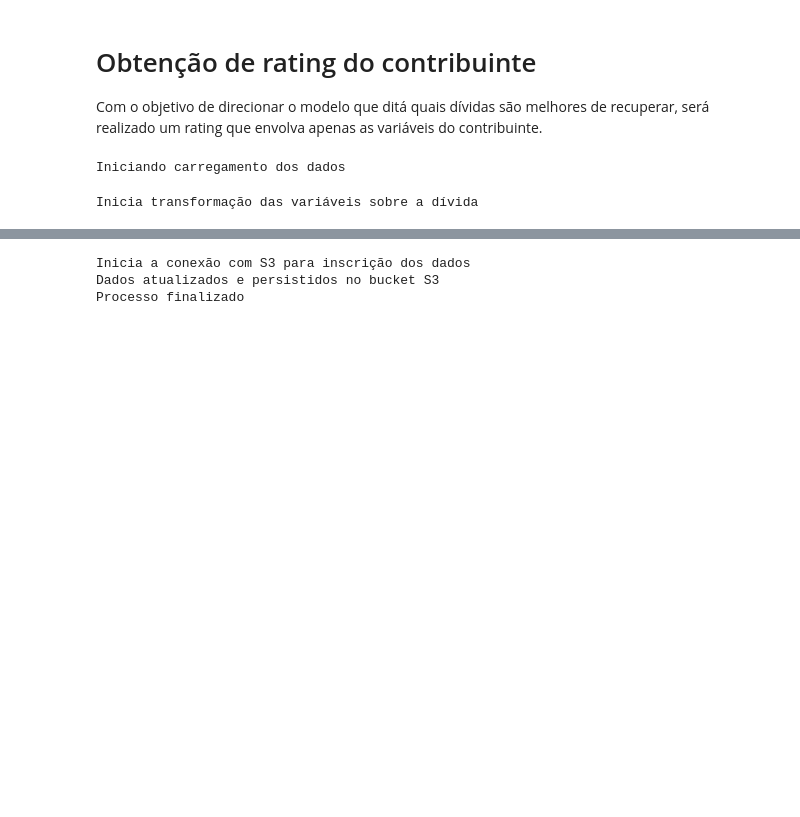
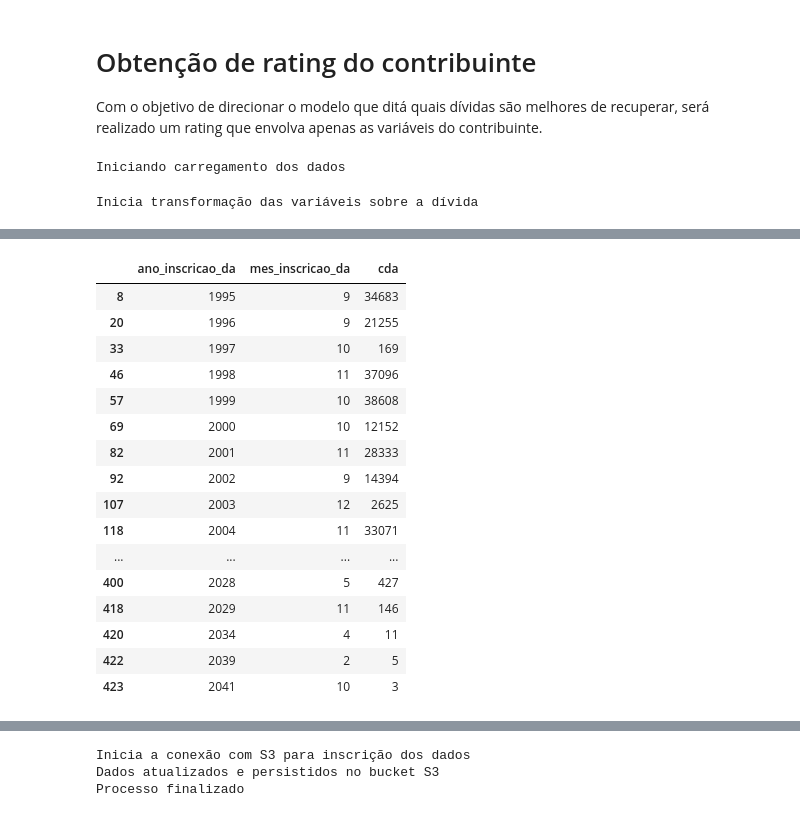
Before and after one commit to LanCarv/divida_ativa, a Jupyter notebook: not_feature_store_igr.ipynb, the cells around one changed output, grey strips where cells are left out. Saved outputs shown, nothing was run; the diff lists cells and outputs as text; code cells hidden in the pictures; blank space fills up the shorter version.

```diff
--- a/not_feature_store_igr.ipynb
+++ b/not_feature_store_igr.ipynb
@@ -47,7 +47,9 @@ print("Inicia transformação das variáveis sobre a dívida")
 
 # Gera as variáveis de tempo
 base_conjunta['data_divida'] = pd.to_datetime(base_conjunta['inscricao_divida'], infer_datetime_format = True)
+
 base_conjunta['ano_inscricao_da'] = base_conjunta['data_divida'].dt.year
+base_conjunta['mes_inscricao_da'] = base_conjunta['data_divida'].dt.month
 
 base_conjunta.drop_duplicates(subset='cda', inplace=True) #Garantia que não houve duplicatas de linhas
 # %% [output]
@@ -65,7 +67,9 @@ Index(['cda', 'tipo_divida', 'id_contribuinte', 'atividade_principal',
       dtype='object')
 # %%
 # Seleciona dados sobre a divida
-dados_divida = base_conjunta[[ 'cda', 'id_contribuinte', 'tipo_divida', 'valor_tot', 'vlr_pago', 'protesto', 'ajuizamento', 'inscricao_divida', 'quantidade_reparcelamento', 'idade_divida']]
+dados_divida = base_conjunta[[ 'cda', 'id_contribuinte', 'tipo_divida', 'valor_tot', 'vlr_pago',
+                              'protesto', 'ajuizamento', 'inscricao_divida', 'quantidade_reparcelamento',
+                              'idade_divida', 'ano_inscricao_da', 'mes_inscricao_da']]
 dados_divida.rename(columns={'id_contribuinte': 'id_pessoa'}, inplace=True)
 dados_divida.dropna(subset=['id_pessoa'], inplace=True)
 dados_divida['id_pessoa'] = dados_divida['id_pessoa'].astype(str) # persistindo tipo de dados
@@ -104,0 +112,22 @@ dados_divida
+# %%
+resultados = dados_divida.groupby(['ano_inscricao_da', 'mes_inscricao_da'])['cda'].count().reset_index()
+meses_maximos = resultados.loc[resultados.groupby('ano_inscricao_da')['cda'].idxmax()]
+meses_maximos
+# %% [output]
+|  | ano_inscricao_da | mes_inscricao_da | cda |
+| 8 | 1995 | 9 | 34683 |
+| 20 | 1996 | 9 | 21255 |
+| 33 | 1997 | 10 | 169 |
+| 46 | 1998 | 11 | 37096 |
+| 57 | 1999 | 10 | 38608 |
+| 69 | 2000 | 10 | 12152 |
+| 82 | 2001 | 11 | 28333 |
+| 92 | 2002 | 9 | 14394 |
+| 107 | 2003 | 12 | 2625 |
+| 118 | 2004 | 11 | 33071 |
+| ... | ... | ... | ... |
+| 400 | 2028 | 5 | 427 |
+| 418 | 2029 | 11 | 146 |
+| 420 | 2034 | 4 | 11 |
+| 422 | 2039 | 2 | 5 |
+| 423 | 2041 | 10 | 3 |
```
Also changed, not shown: parts of 5 cells of this notebook, 1 other file.
